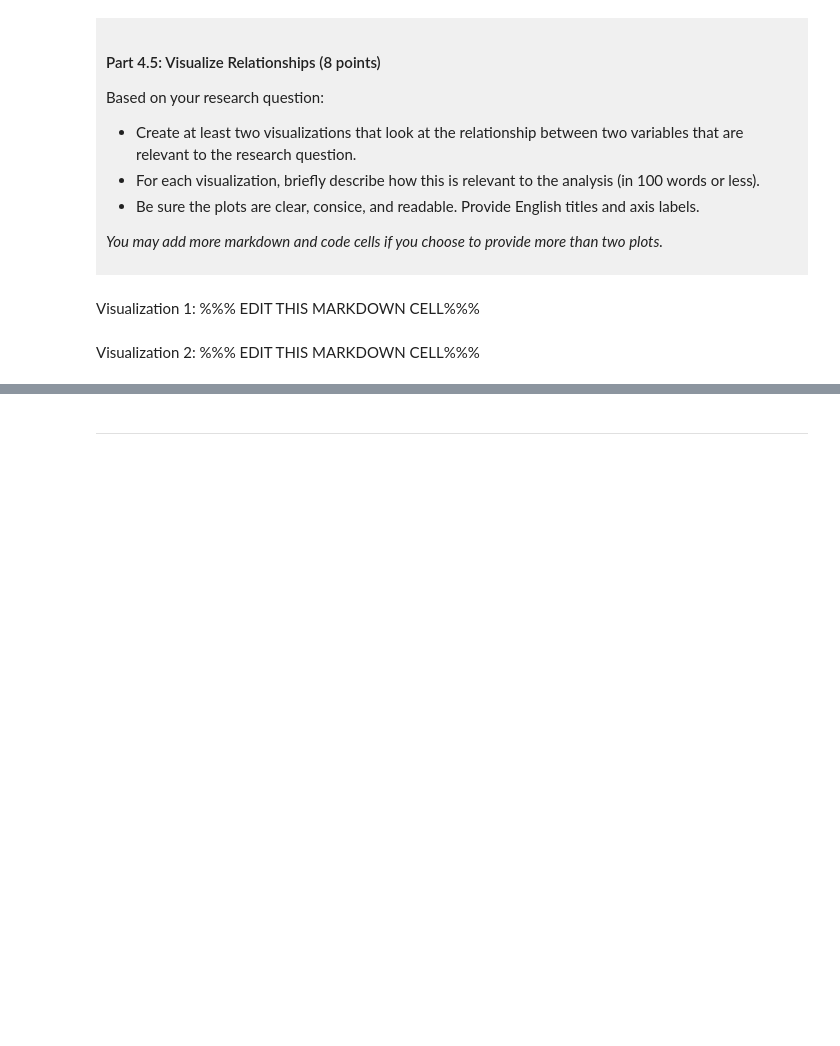
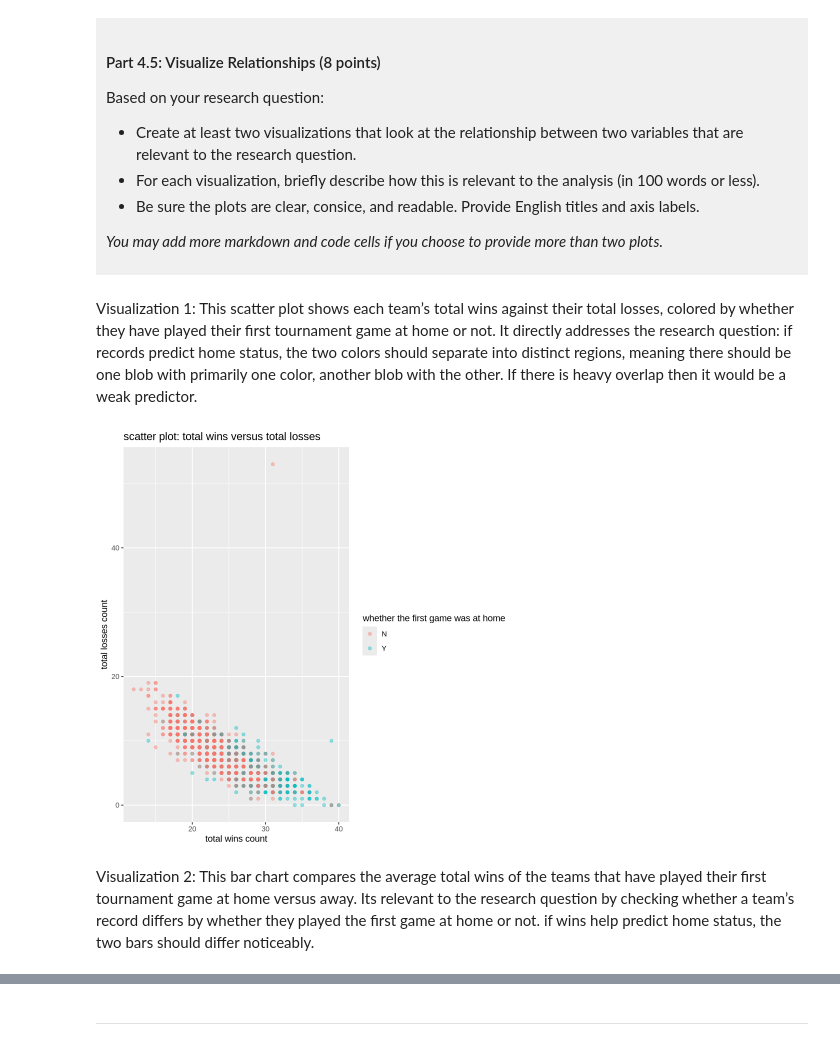
Before and after one commit to Peter-He-2007/dsci-100-project-peter-he, a Jupyter notebook: dsci-100-project-notebook.ipynb, the cells around one changed output, grey strips where cells are left out. Drawn from its saved outputs; the diff is of its cells as text; code cells hidden in the pictures; blank space fills up the shorter version.

```diff
--- a/dsci-100-project-notebook.ipynb
+++ b/dsci-100-project-notebook.ipynb
@@ -314,10 +351,20 @@ Based on your research question:
 *You may add more markdown and code cells if you choose to provide more than two plots.*
 </div>
 # %% [markdown]
-Visualization 1: %%% EDIT THIS MARKDOWN CELL%%%
+Visualization 1:
+This scatter plot shows each team’s total wins against their total losses, colored by whether they have played their first tournament game at home or not. It directly addresses the research question: if records predict home status, the two colors should separate into distinct regions, meaning there should be one blob with primarily one color, another blob with the other. If there is heavy overlap then it would be a weak predictor.
 # %%
 ### EDIT THIS CODE CELL FOR VISUALIZATION 1###
+## scatter plot with coloring first game home or not
+scatter <- tidy_data |>
+    ggplot(aes(x = total_wins, y = total_losses, color = first_game_at_home)) +
+    geom_point(alpha = 0.4) +
+    labs(title = "scatter plot: total wins versus total losses", x = "total wins count", y = "total losses count", color = "whether the first game was at home")
+scatter
+# %% [output]
+[figure, added]
 # %% [markdown]
-Visualization 2: %%% EDIT THIS MARKDOWN CELL%%%
+Visualization 2:
+This bar chart compares the average total wins of the teams that have played their first tournament game at home versus away. Its relevant to the research question by checking whether a team’s record differs by whether they played the first game at home or not. if wins help predict home status, the two bars should differ noticeably.
 # %%
 ### EDIT THIS CODE CELL FOR VISUALIZATION 2###
```
Also changed, not shown: parts of 8 cells of this notebook.
